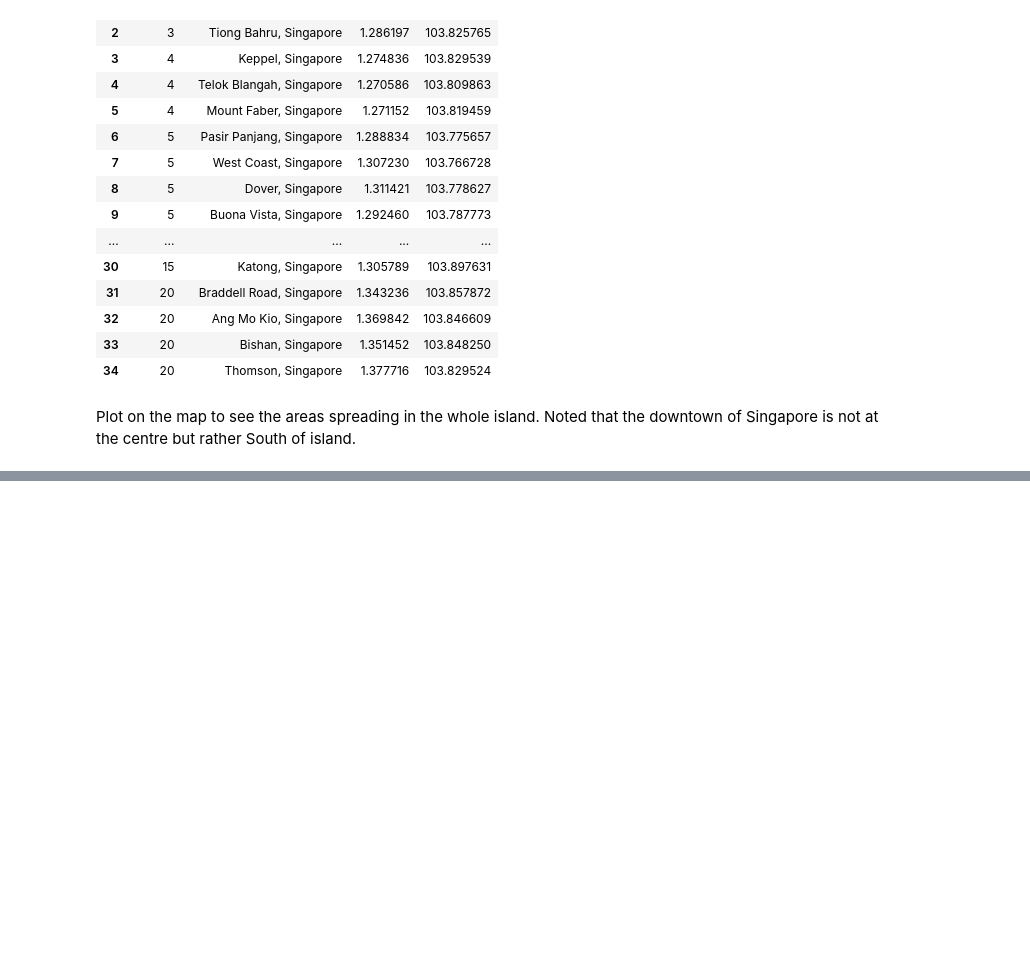
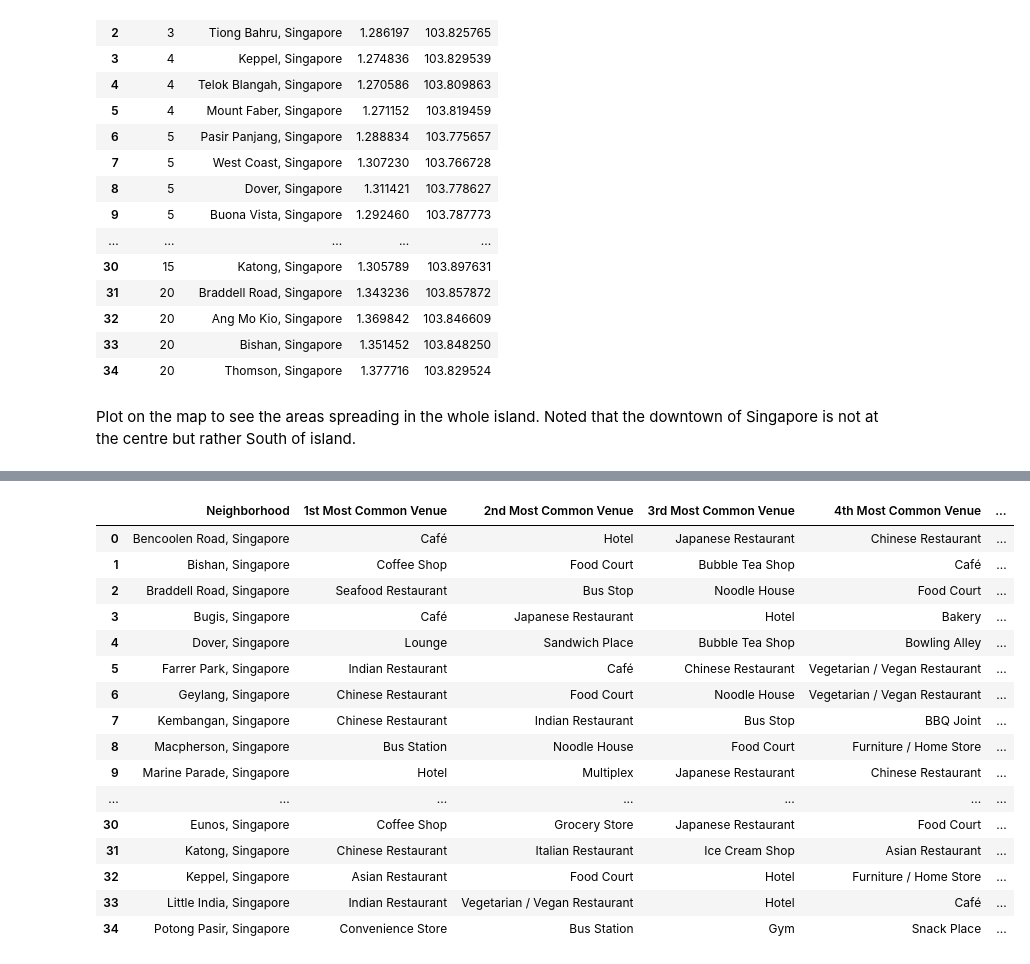
Before and after one commit to tianliangwanan/Coursera_Capstone, a Jupyter notebook: Battle of Neighborhood in Singapore.ipynb, the cells around one changed output, grey strips where cells are left out. Saved outputs shown, nothing was run; the diff lists cells and outputs as text; code cells hidden in the pictures; blank space fills up the shorter version.

```diff
--- a/Battle of Neighborhood in Singapore.ipynb
+++ b/Battle of Neighborhood in Singapore.ipynb
@@ -147,0 +299,2 @@ map_singapore
+# %%
+rcr_sg_venues = rcr_sg_venues.loc[rcr_sg_venues['Venue Category'] != 'Neighborhood']
@@ -147,0 +323,13 @@ map_singapore
+# %%
+num_top_venues = 5
+
+for hood in rcr_sg_grouped['Neighborhood']:
+    print("----"+hood+"----")
+    temp = rcr_sg_grouped[rcr_sg_grouped['Neighborhood'] == hood].T.reset_index()
+    #print(temp)
+    temp.columns = ['venue','freq']
+    temp = temp.iloc[1:]
+    temp['freq'] = temp['freq'].astype(float)
+    temp = temp.round({'freq': 2})
+    print(temp.sort_values('freq', ascending=False).reset_index(drop=True).head(num_top_venues))
+    print('\n')
@@ -147,0 +354,45 @@ map_singapore
+# %%
+def return_most_common_venues(row, num_top_venues):
+    row_categories = row.iloc[1:]
+    row_categories_sorted = row_categories.sort_values(ascending=False)
+
+    return row_categories_sorted.index.values[0:num_top_venues]
+# %%
+num_top_venues = 10
+
+indicators = ['st', 'nd', 'rd']
+
+# create columns according to number of top venues
+columns = ['Neighborhood']
+for ind in np.arange(num_top_venues):
+    try:
+        columns.append('{}{} Most Common Venue'.format(ind+1, indicators[ind]))
+    except:
+        columns.append('{}th Most Common Venue'.format(ind+1))
+
+# create a new dataframe
+neighborhoods_venues_sorted = pd.DataFrame(columns=columns)
+neighborhoods_venues_sorted['Neighborhood'] = rcr_sg_grouped['Neighborhood']
+
+for ind in np.arange(rcr_sg_grouped.shape[0]):
+    neighborhoods_venues_sorted.iloc[ind, 1:] = return_most_common_venues(rcr_sg_grouped.iloc[ind, :], num_top_venues)
+
+neighborhoods_venues_sorted
+# %% [output]
+|  | Neighborhood | 1st Most Common Venue | 2nd Most Common Venue | 3rd Most Common Venue | 4th Most Common Venue | ... |
+| 0 | Bencoolen Road, Singapore | Café | Hotel | Japanese Restaurant | Chinese Restaurant | ... |
+| 1 | Bishan, Singapore | Coffee Shop | Food Court | Bubble Tea Shop | Café | ... |
+| 2 | Braddell Road, Singapore | Seafood Restaurant | Bus Stop | Noodle House | Food Court | ... |
+| 3 | Bugis, Singapore | Café | Japanese Restaurant | Hotel | Bakery | ... |
+| 4 | Dover, Singapore | Lounge | Sandwich Place | Bubble Tea Shop | Bowling Alley | ... |
+| 5 | Farrer Park, Singapore | Indian Restaurant | Café | Chinese Restaurant | Vegetarian / Vegan Restaurant | ... |
+| 6 | Geylang, Singapore | Chinese Restaurant | Food Court | Noodle House | Vegetarian / Vegan Restaurant | ... |
+| 7 | Kembangan, Singapore | Chinese Restaurant | Indian Restaurant | Bus Stop | BBQ Joint | ... |
+| 8 | Macpherson, Singapore | Bus Station | Noodle House | Food Court | Furniture / Home Store | ... |
+| 9 | Marine Parade, Singapore | Hotel | Multiplex | Japanese Restaurant | Chinese Restaurant | ... |
+| ... | ... | ... | ... | ... | ... | ... |
+| 30 | Eunos, Singapore | Coffee Shop | Grocery Store | Japanese Restaurant | Food Court | ... |
+| 31 | Katong, Singapore | Chinese Restaurant | Italian Restaurant | Ice Cream Shop | Asian Restaurant | ... |
+| 32 | Keppel, Singapore | Asian Restaurant | Food Court | Hotel | Furniture / Home Store | ... |
+| 33 | Little India, Singapore | Indian Restaurant | Vegetarian / Vegan Restaurant | Hotel | Café | ... |
+| 34 | Potong Pasir, Singapore | Convenience Store | Bus Station | Gym | Snack Place | ... |
```
Also changed, not shown: parts of 20 cells of this notebook.
